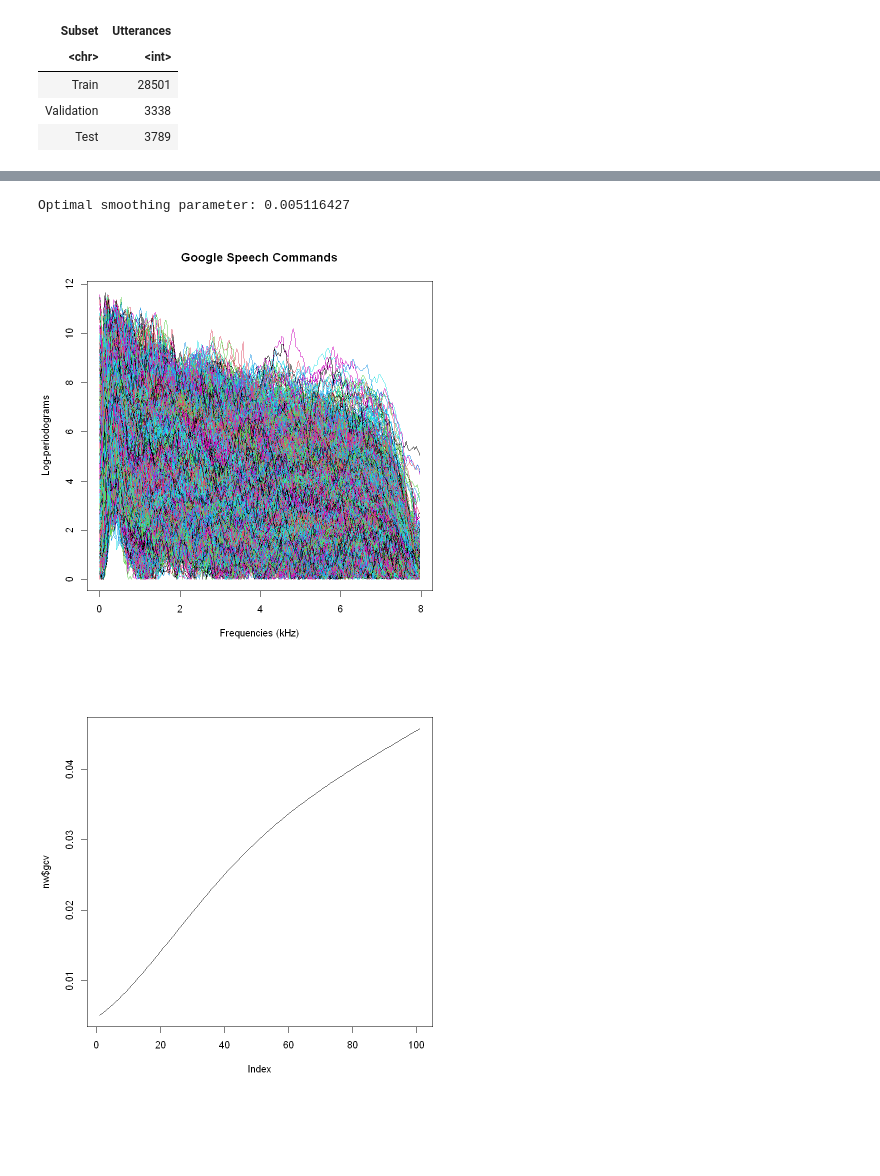
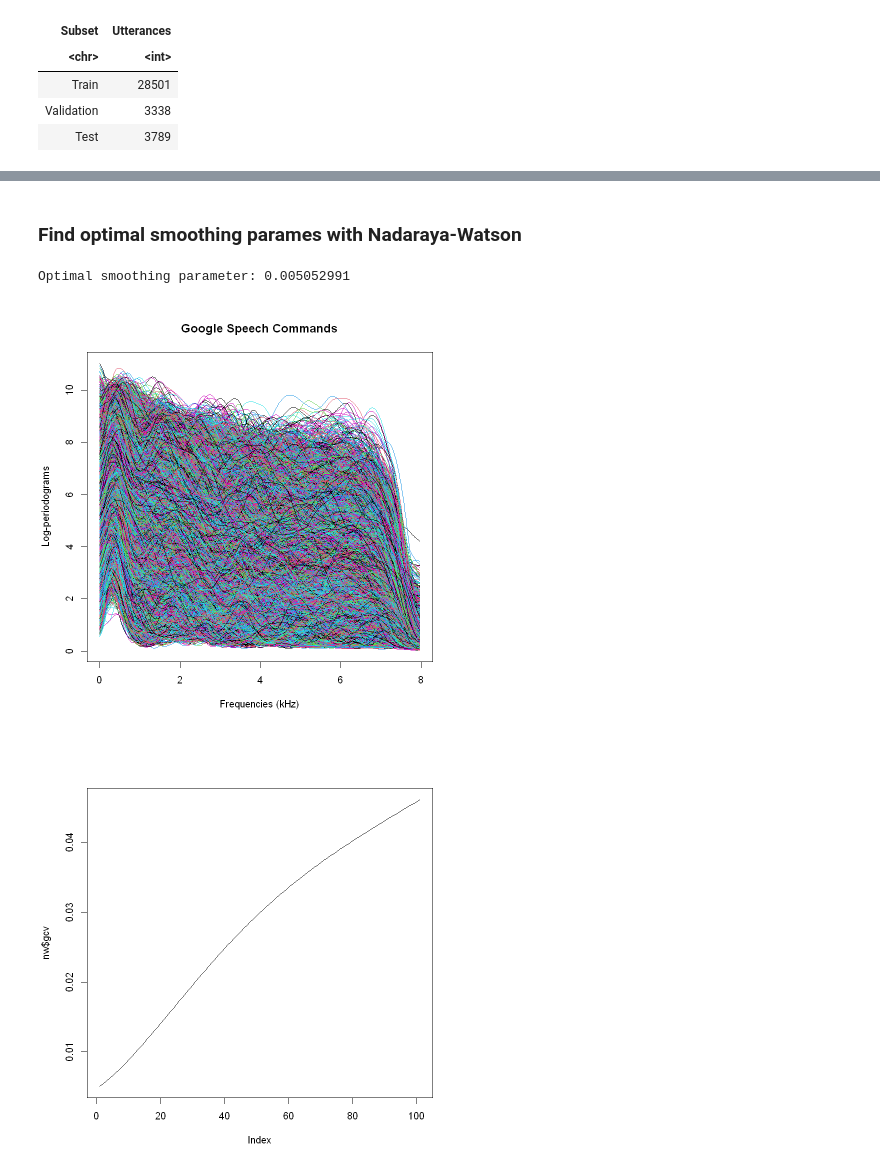
Before and after one commit to robertmackevic/fda-project, a Jupyter notebook: eda.ipynb, the cells around one changed output, grey strips where cells are left out. Drawn from its saved outputs; the diff is of its cells as text; code cells hidden in the pictures; blank space fills up the shorter version.

```diff
--- a/eda.ipynb
+++ b/eda.ipynb
@@ -94,6 +112,9 @@ load_dataset <- function(filepaths) {
   return(list(data = fdata, labels = labels))
 }
 
-# train <- load_dataset(train_paths)
+train <- load_dataset(train_paths)
 # val <- load_dataset(val_paths)
-test <- load_dataset(test_paths)
+# test <- load_dataset(test_paths)
+
+# Pick which dataset to visualize
+dataset <- train
@@ -147,23 +213,24 @@ Optimal number of basis functions: 150
+# %% [markdown]
+### Find optimal smoothing parames with Nadaraya-Watson
 # %%
-# Find optimal smoothing params with GCV and Nadaraya-Watson
-nw <- optim.np(
-  gcv_data,
+nw <- fda.usc::optim.np(
+  dataset$data,
   type.S = S.NW,
   par.CV = list(criteria = "GCV")
 )
 cat("Optimal smoothing parameter:", nw$gcv.opt)
 
-plot(nw$fdataobj)
+plot(nw$fdata.est)
 plot(nw$gcv, type = "l")
 
 index <- 1
 plot(
-  gcv_data[index, ],
+  dataset$data[index, ],
   main = "Curve 1",
   lty = 2, lwd = 2, col = 8
 )
 lines(nw$fdata.est[index, ], col = 1, lty = 1, lwd = 2)
 # %% [output]
-Optimal smoothing parameter: 0.005116427
+Optimal smoothing parameter: 0.005052991
-[figure, old version]
+[figure, new version]
 [figure]
```
Also changed, not shown: parts of 16 cells of this notebook.
